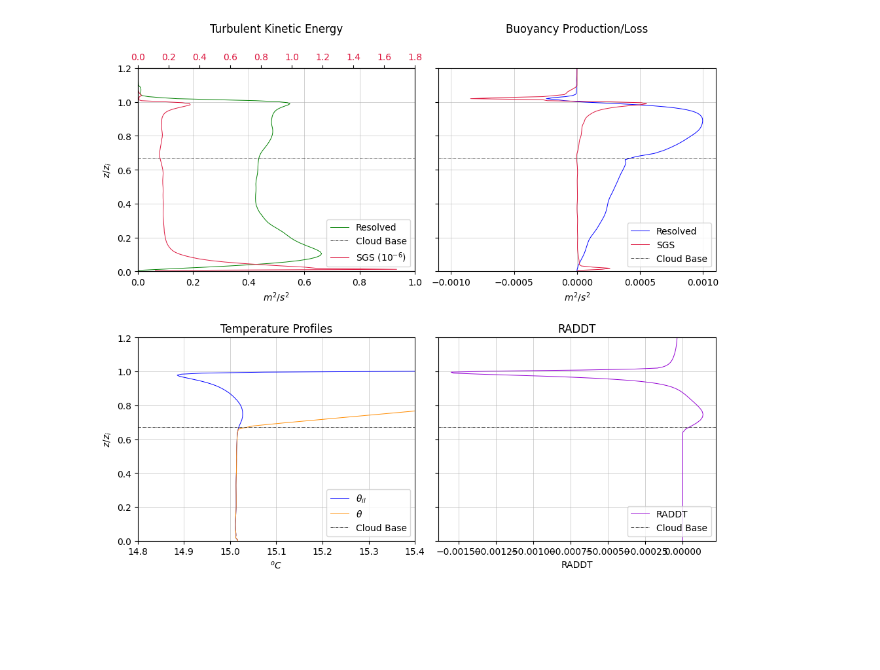
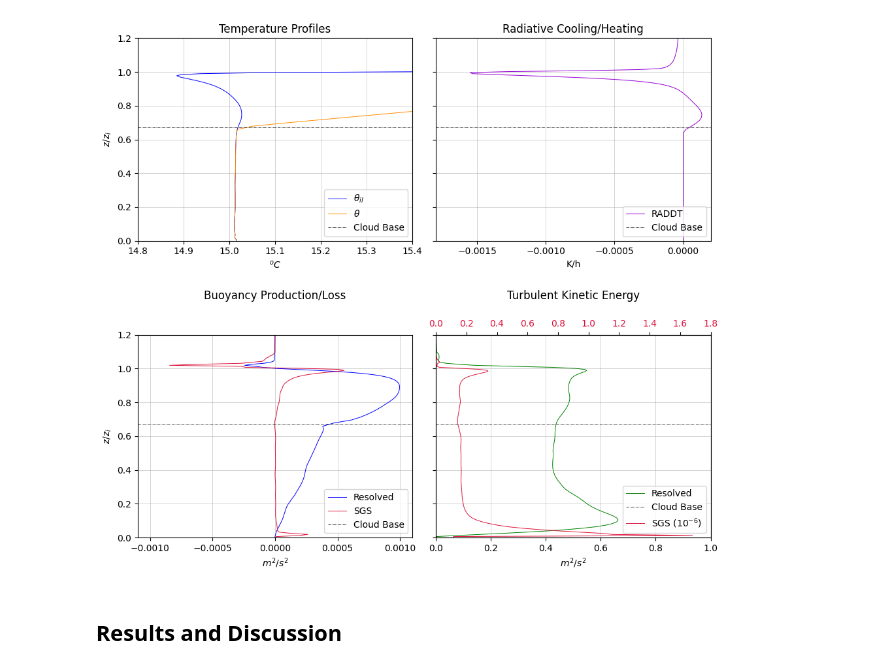
Before and after one commit to ChrisPhys97/Bachelor-Thesis, a Jupyter notebook: TKE-Buoyancy Results.ipynb, the cells around one changed output. Saved outputs shown, nothing was run; the diff lists cells and outputs as text; code cells hidden in the pictures; blank space fills up the shorter version.

```diff
--- a/TKE-Buoyancy Results.ipynb
+++ b/TKE-Buoyancy Results.ipynb
@@ -6,55 +4,57 @@ import matplotlib.colors as mcolors
 import requests
 import xarray as xr
 # %%
-# --- Cloud base (last time steo) ---
+# --- Cloud base (last time step) ---
 zi=833.5
 c_base=560/zi
 
 # --- Buoyancy/TKE data ---
 url4="https://raw.githubusercontent.com/ChrisPhys97/Bachelor-Thesis/refs/heads/main/data/Buoyancy_TKE_data.nc"
 response=requests.get(url4)
 data=response.content
 bf=xr.open_dataset(io.BytesIO(data),engine="h5netcdf")
 
 fig,ax=plt.subplots(2,2,figsize=(9.5,8.5),constrained_layout={'hspace': 0.07, 'h_pad': 0.07})
-ax[1,0].plot(bf.PTIL.values-273.15,bf.z.values/zi,linewidth=0.7,color="b",label=r"$\theta_{il}$")
-ax[1,0].plot(bf.PT.values-273.15,bf.z.values/zi,color="darkorange",linewidth=0.7,label=r"$\theta$")
-ax[1,1].plot(bf.RADDT.values,bf.z.values/zi,color="darkviolet",linewidth=0.7,label="RADDT")
+ax[0,0].plot(bf.PTIL.values-273.15,bf.z.values/zi,linewidth=0.7,color="b",label=r"$\theta_{il}$")
+ax[0,0].plot(bf.PT.values-273.15,bf.z.values/zi,color="darkorange",linewidth=0.7,label=r"$\theta$")
+ax[0,1].plot(bf.RADDT.values,bf.z.values/zi,color="darkviolet",linewidth=0.7,label="RADDT")
 ax[0,1].set_yticklabels([])
-ax[0,1].plot(bf.BFRES.values,bf.z.values/zi,linewidth=0.7,color="b",label="Resolved")
-ax[0,1].plot(bf.BFSGS.values,bf.z.values/zi,linewidth=0.7,color="crimson",label="SGS")
-ax[0,0].plot(bf.TKERES.values, bf.z.values/zi, linewidth=0.7, color="g", label="Resolved")
+ax[1,0].plot(bf.BFRES.values,bf.z.values/zi,linewidth=0.7,color="b",label="Resolved")
+ax[1,0].plot(bf.BFSGS.values,bf.z.values/zi,linewidth=0.7,color="crimson",label="SGS")
+ax[1,1].plot(bf.TKERES.values, bf.z.values/zi, linewidth=0.7, color="g", label="Resolved")
 ax[1,1].set_yticklabels([])
 
-ax_twin = ax[0,0].twiny()
+ax_twin = ax[1,1].twiny()
 ax_twin.plot(bf.TKESGS.values/1e-6, bf.z.values/zi, linewidth=0.7, color="crimson", label="SGS $(10^{-6})$")
 ax_twin.tick_params(axis='x', labelcolor='crimson')
-xlabels=["$m^2/s^2$","$m^2/s^2$","${}^oC$","RADDT"]
-subplot_titles = ["Turbulent Kinetic Energy", "Buoyancy Production/Loss","Temperature Profiles", "RADDT"]
+xlabels=["${}^oC$","K/h","$m^2/s^2$","$m^2/s^2$"]
+subplot_titles = ["Temperature Profiles","Radiative Cooling/Heating","Buoyancy Production/Loss","Turbulent Kinetic Energy"]
 i=0
 for a_single_ax in ax.flat:
   a_single_ax.set_ylim([0,1.2])
   a_single_ax.set_xlabel(xlabels[i])
-  if i < 2:
-      a_single_ax.set_title(subplot_titles[i], y=1.15) # Keep higher y for top row
-  else:
-      a_single_ax.set_title(subplot_titles[i])
+  if i >= 2: a_single_ax.set_title(subplot_titles[i], y=1.15) # Keep higher y for top row
+
+  else: a_single_ax.set_title(subplot_titles[i])
   a_single_ax.grid(True,linewidth=0.5,alpha=0.8)
   a_single_ax.axhline(y=c_base,linewidth=0.5,color="k",label="Cloud Base",linestyle="-.")
-  if a_single_ax != ax[0,0]:
-      a_single_ax.legend(loc="lower right")
+
+  if a_single_ax != ax[1,1]: a_single_ax.legend(loc="lower right")
   i+=1
-handles1, labels1 = ax[0,0].get_legend_handles_labels()
+handles1, labels1 = ax[1,1].get_legend_handles_labels()
 handles2, labels2 = ax_twin.get_legend_handles_labels()
 ax_twin.set_xlim([0,1.8])
-ax[0,0].legend(handles1 + handles2, labels1 + labels2, loc='lower right')
-ax[0,0].set_xlim([0,1])
-ax[1,0].set_xlim([14.8,15.4])
-#ax[1,1].set_xlim([-0.03,0.03])
-ax[0,1].set_xlim([-0.0011,0.0011])
-ax[0,1].set_xticks([-0.001, -0.0005, 0, 0.0005, 0.001])
+ax[1,1].legend(handles1 + handles2, labels1 + labels2, loc='lower right')
+ax[1,1].set_xlim([0,1])
+ax[0,0].set_xlim([14.8,15.4])
+ax[0,1].set_xlim([-0.0018,0.0002])
+ax[0,1].set_xticks([-0.0015,-0.001, -0.0005, 0])
+ax[1,0].set_xlim([-0.0011,0.0011])
+ax[1,0].set_xticks([-0.001, -0.0005, 0, 0.0005, 0.001])
 ax[0,0].set_ylabel("$z/z_i$")
 ax[1,0].set_ylabel("$z/z_i$")
 plt.show()
 # %% [output]
-[figure, old version]
+[figure, new version]
+# %% [markdown]
+## Results and Discussion
```
Also changed, not shown: parts of 1 cell of this notebook.
